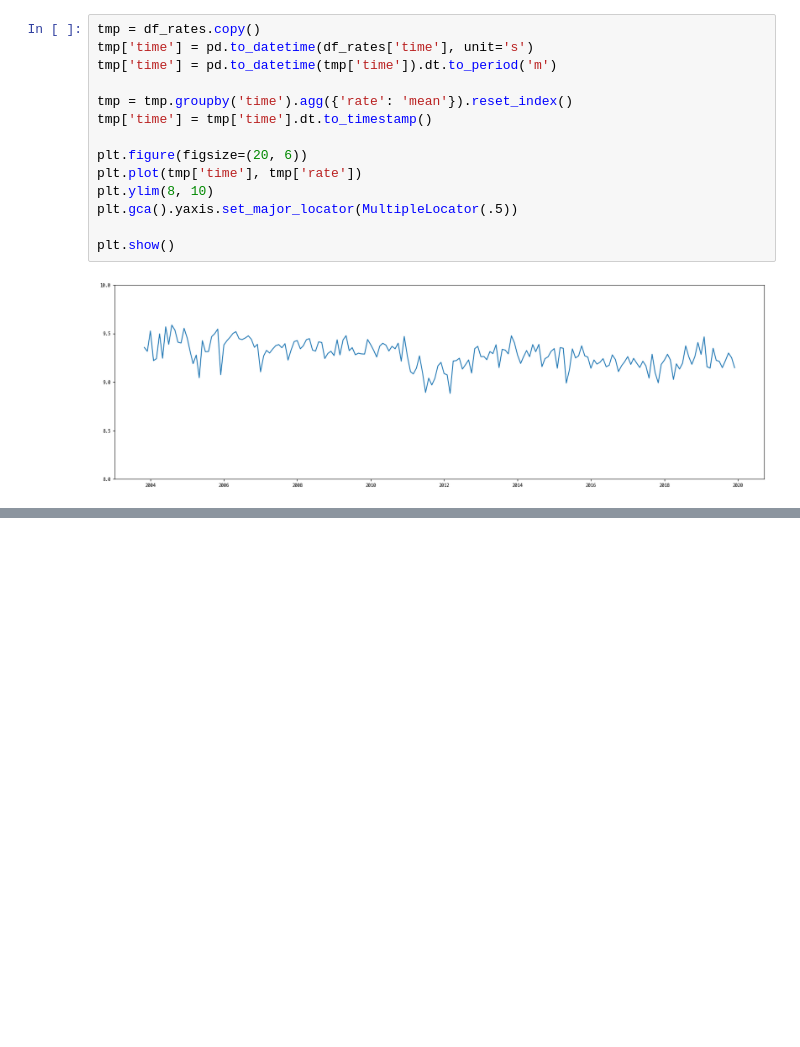
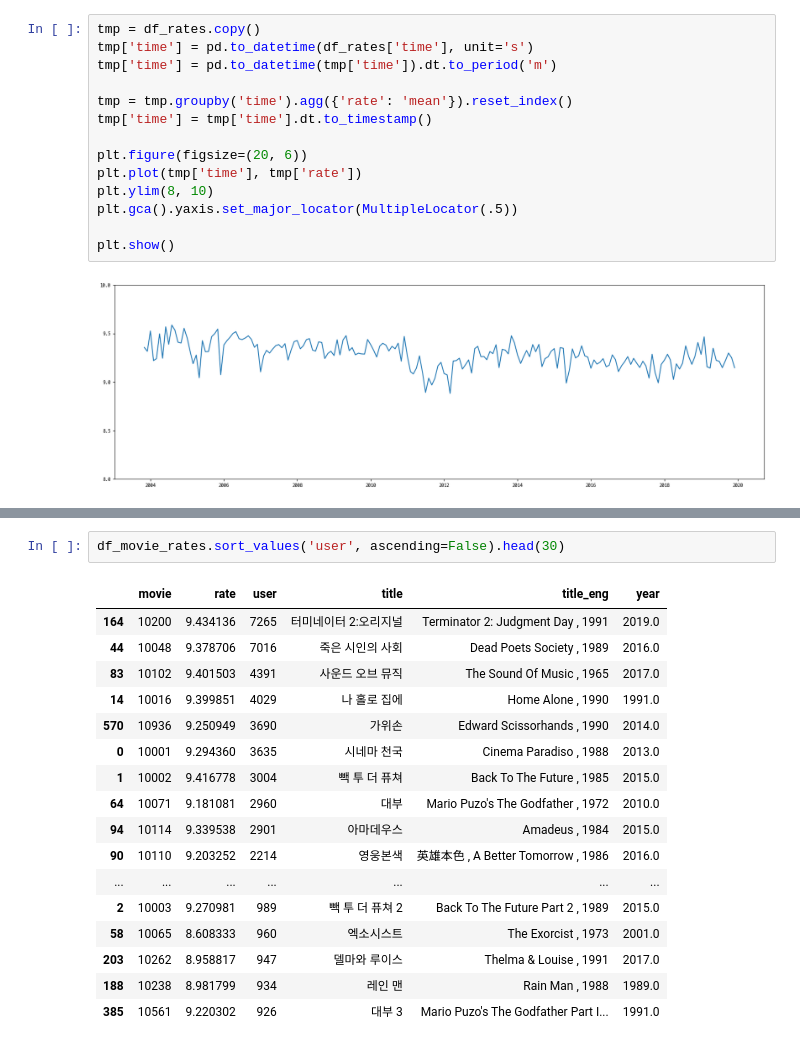
Before and after one commit to sayoonnn/codyssey, a Jupyter notebook: step01/p02/03/movie.ipynb, the cells around one changed output, grey strips where cells are left out. Saved outputs shown, nothing was run; the diff lists cells and outputs as text; blank space fills up the shorter version.

```diff
--- a/step01/p02/03/movie.ipynb
+++ b/step01/p02/03/movie.ipynb
@@ -215,3 +212,23 @@ df_movie_rates.head(30)
 | 27 | 10029 | 8.936968 | 587 | 죠스 | Jaws , 1975 | 1978.0 |
 | 28 | 10030 | 7.222222 | 81 | 죠스 2 | Jaws 2 , 1978 | 1979.0 |
 | 29 | 10033 | 8.975945 | 582 | 레이더스 | Raiders Of The Lost Ark , 1981 | 1982.0 |
+# %%
+df_movie_rates.sort_values('user', ascending=False).head(30)
+# %% [output]
+|  | movie | rate | user | title | title_eng | year |
+| 164 | 10200 | 9.434136 | 7265 | 터미네이터 2:오리지널 | Terminator 2: Judgment Day , 1991 | 2019.0 |
+| 44 | 10048 | 9.378706 | 7016 | 죽은 시인의 사회 | Dead Poets Society , 1989 | 2016.0 |
+| 83 | 10102 | 9.401503 | 4391 | 사운드 오브 뮤직 | The Sound Of Music , 1965 | 2017.0 |
+| 14 | 10016 | 9.399851 | 4029 | 나 홀로 집에 | Home Alone , 1990 | 1991.0 |
+| 570 | 10936 | 9.250949 | 3690 | 가위손 | Edward Scissorhands , 1990 | 2014.0 |
+| 0 | 10001 | 9.294360 | 3635 | 시네마 천국 | Cinema Paradiso , 1988 | 2013.0 |
+| 1 | 10002 | 9.416778 | 3004 | 빽 투 더 퓨쳐 | Back To The Future , 1985 | 2015.0 |
+| 64 | 10071 | 9.181081 | 2960 | 대부 | Mario Puzo's The Godfather , 1972 | 2010.0 |
+| 94 | 10114 | 9.339538 | 2901 | 아마데우스 | Amadeus , 1984 | 2015.0 |
+| 90 | 10110 | 9.203252 | 2214 | 영웅본색 | 英雄本色 , A Better Tomorrow , 1986 | 2016.0 |
+| ... | ... | ... | ... | ... | ... | ... |
+| 2 | 10003 | 9.270981 | 989 | 빽 투 더 퓨쳐 2 | Back To The Future Part 2 , 1989 | 2015.0 |
+| 58 | 10065 | 8.608333 | 960 | 엑소시스트 | The Exorcist , 1973 | 2001.0 |
+| 203 | 10262 | 8.958817 | 947 | 델마와 루이스 | Thelma & Louise , 1991 | 2017.0 |
+| 188 | 10238 | 8.981799 | 934 | 레인 맨 | Rain Man , 1988 | 1989.0 |
+| 385 | 10561 | 9.220302 | 926 | 대부 3 | Mario Puzo's The Godfather Part I... | 1991.0 |
```
Also changed, not shown: parts of 1 cell of this notebook.
